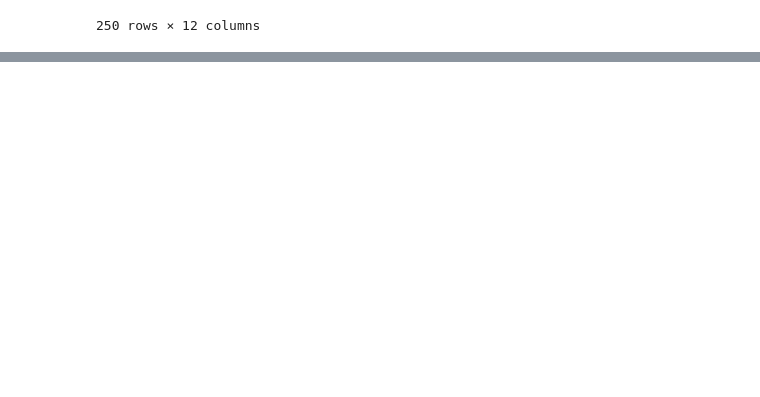
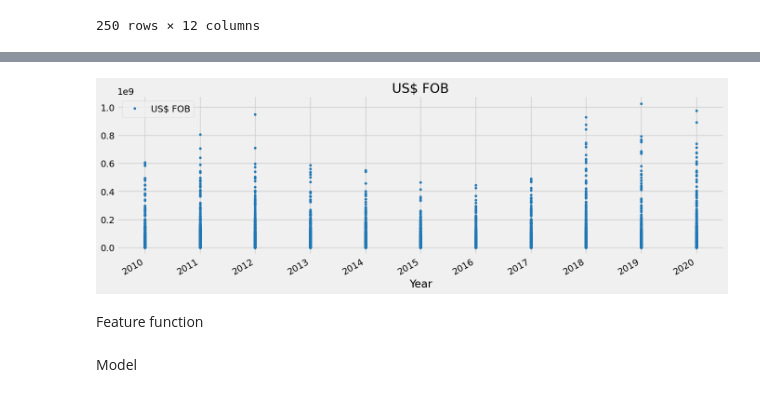
Before and after one commit to Liso15/Projects, a Jupyter notebook: export_data.ipynb, the cells around one changed output, grey strips where cells are left out. Drawn from its saved outputs; the diff is of its cells as text; code cells hidden in the pictures; blank space fills up the shorter version.

```diff
--- a/export_data.ipynb
+++ b/export_data.ipynb
@@ -419,0 +421,9 @@ pivot_table
+# %%
+import xgboost as xgb
+from sklearn.metrics import mean_squared_error
+color_pal = sns.color_palette()
+plt.style.use('fivethirtyeight')
+# %%
+# drop all neccesary colums in the dataset for viable prediction.
+export_data.drop(columns=["Month","Country","City","SH2 Description","Economic Block"], inplace=True)
+export_data
@@ -419,0 +445,7 @@ pivot_table
+# %%
+export_data.plot(style='.',figsize=(15,5), color=color_pal[0], title='US$ FOB')
+plt.show()
+# %% [output]
+[figure, added]
+# %% [markdown]
+Feature function
@@ -419,0 +466,2 @@ pivot_table
+# %% [markdown]
+Model
```
Also changed, not shown: parts of 15 cells of this notebook, 1 other file.
